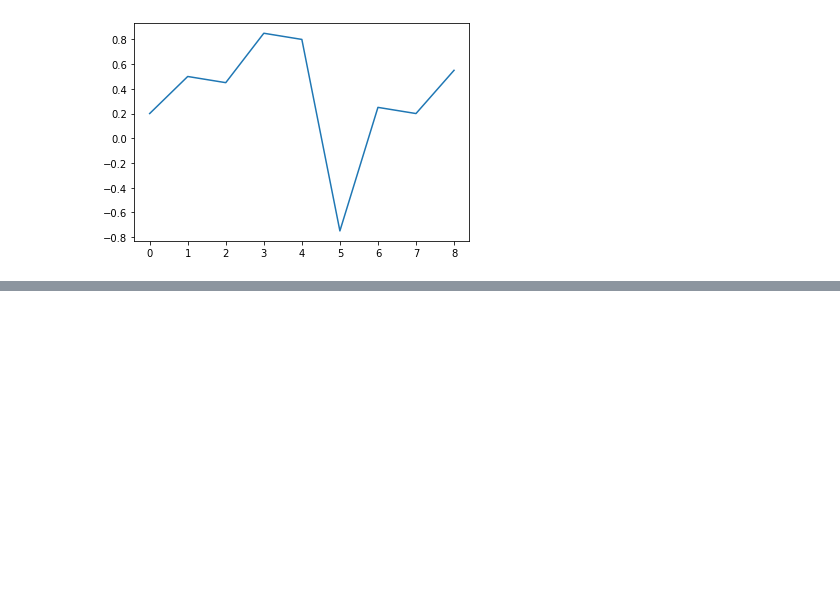
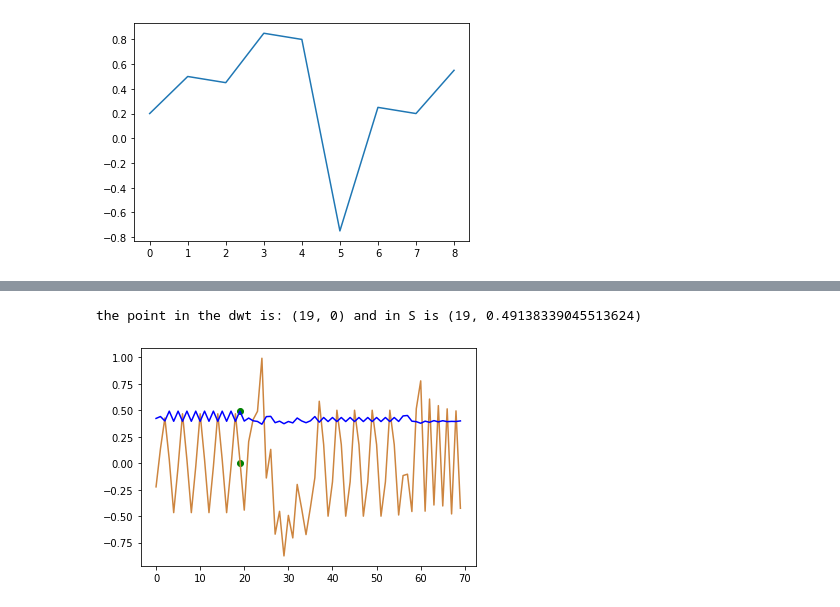
Before and after one commit to adrian13579/discrete-shapelet-transform, a Jupyter notebook: notebooks/1D_signal_example.ipynb, the cells around one changed output, grey strips where cells are left out. Cells and saved outputs as stored; diff of their text form; code cells hidden in the pictures; blank space fills up the shorter version.

```diff
--- a/notebooks/1D_signal_example.ipynb
+++ b/notebooks/1D_signal_example.ipynb
@@ -61,0 +75,14 @@ ValueError: x and y must have same first dimension, but have shapes (70,) and (8
+# %%
+s_max = max(s)
+x1_max = s.index(s_max)
+
+plt.plot(x1_max, s_max, 'go')
+plt.plot(x1_max, 0, 'go')
+print(f'the point in the dwt is: ({x1_max}, 0) and in S is ({x1_max}, {s_max})')
+
+plt.plot(x, y, 'peru')
+plt.plot(x, s, 'b-')
+plt.show()
+# %% [output]
+the point in the dwt is: (19, 0) and in S is (19, 0.49138339045513624)
+[figure, added]
```
Also changed, not shown: parts of 25 cells of this notebook, 3 other files.
